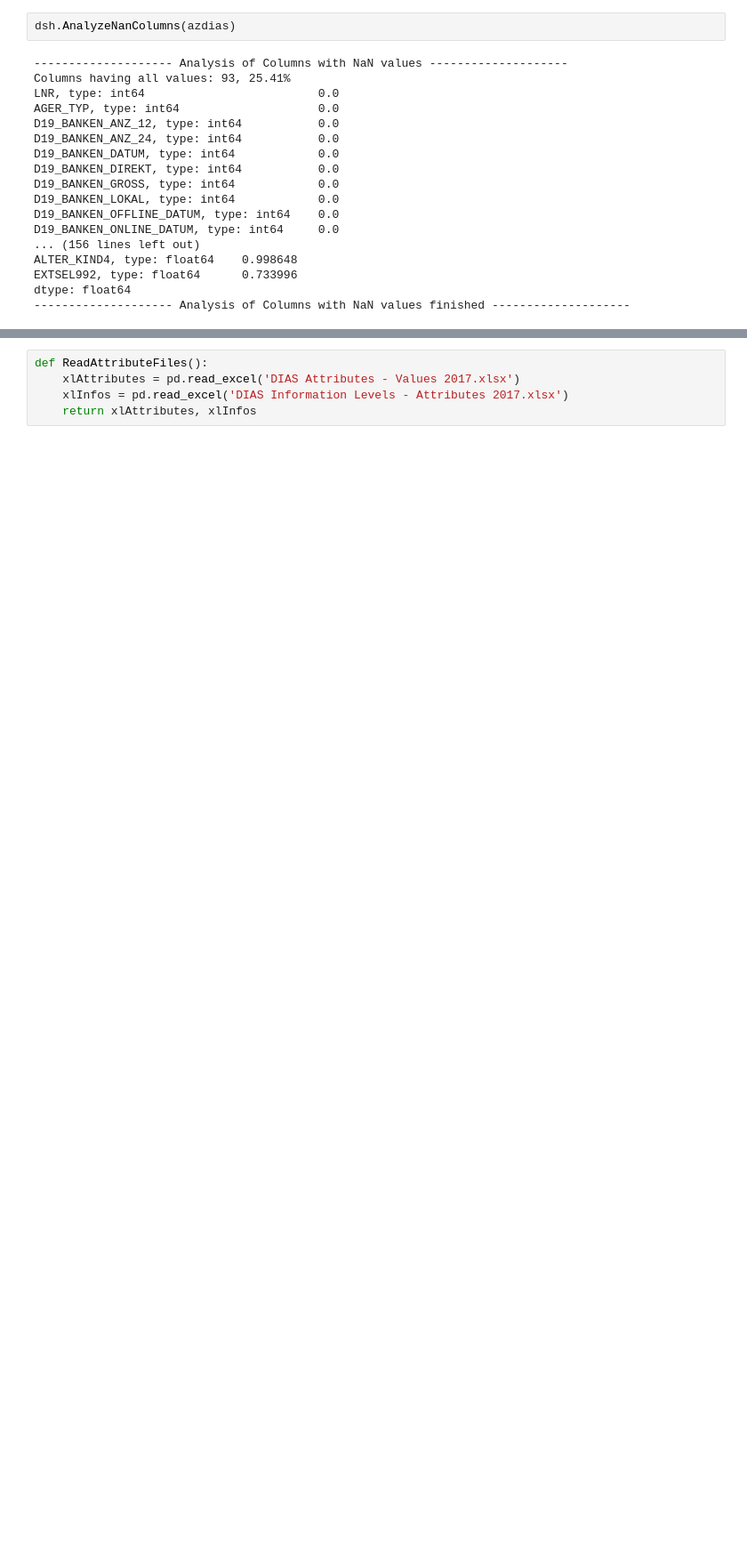
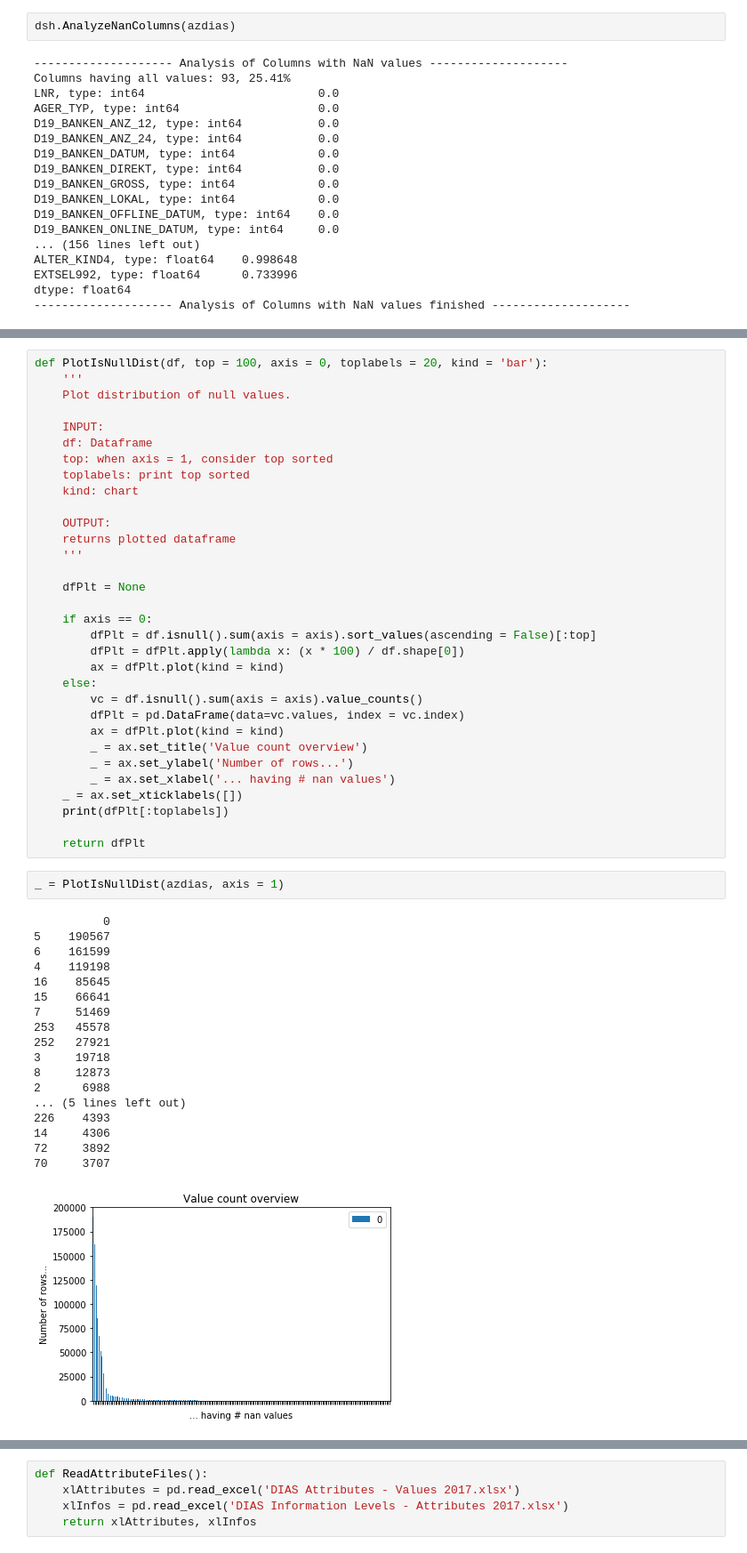
Before and after one commit to bwenner/CustomerSegmentation_Bertelsmann_Avarto, a Jupyter notebook: Arvato Project Workbook.ipynb, the cells around one changed output, grey strips where cells are left out. Shown at 89% size. Drawn from its saved outputs; the diff is of its cells as text; blank space fills up the shorter version.

Commit message:
Finished part data cleaning

```diff
--- a/Arvato Project Workbook.ipynb
+++ b/Arvato Project Workbook.ipynb
@@ -136,0 +123,53 @@ dtype: float64
+# %%
+def PlotIsNullDist(df, top = 100, axis = 0, toplabels = 20, kind = 'bar'):
+    '''
+    Plot distribution of null values.
+
+    INPUT:
+    df: Dataframe
+    top: when axis = 1, consider top sorted
+    toplabels: print top sorted
+    kind: chart
+
+    OUTPUT:
+    returns plotted dataframe
+    '''
+
+    dfPlt = None
+
+    if axis == 0:
+        dfPlt = df.isnull().sum(axis = axis).sort_values(ascending = False)[:top]
+        dfPlt = dfPlt.apply(lambda x: (x * 100) / df.shape[0])
+        ax = dfPlt.plot(kind = kind)
+    else:
+        vc = df.isnull().sum(axis = axis).value_counts()
+        dfPlt = pd.DataFrame(data=vc.values, index = vc.index)
+        ax = dfPlt.plot(kind = kind)
+        _ = ax.set_title('Value count overview')
+        _ = ax.set_ylabel('Number of rows...')
+        _ = ax.set_xlabel('... having # nan values')
+    _ = ax.set_xticklabels([])
+    print(dfPlt[:toplabels])
+
+    return dfPlt
+# %%
+_ = PlotIsNullDist(azdias, axis = 1)
+# %% [output]
+          0
+5    190567
+6    161599
+4    119198
+16    85645
+15    66641
+7     51469
+253   45578
+252   27921
+3     19718
+8     12873
+2      6988
+... (5 lines left out)
+226    4393
+14     4306
+72     3892
+70     3707
+[figure, added]
```
Also changed, not shown: parts of 138 cells of this notebook, 1 other file.
